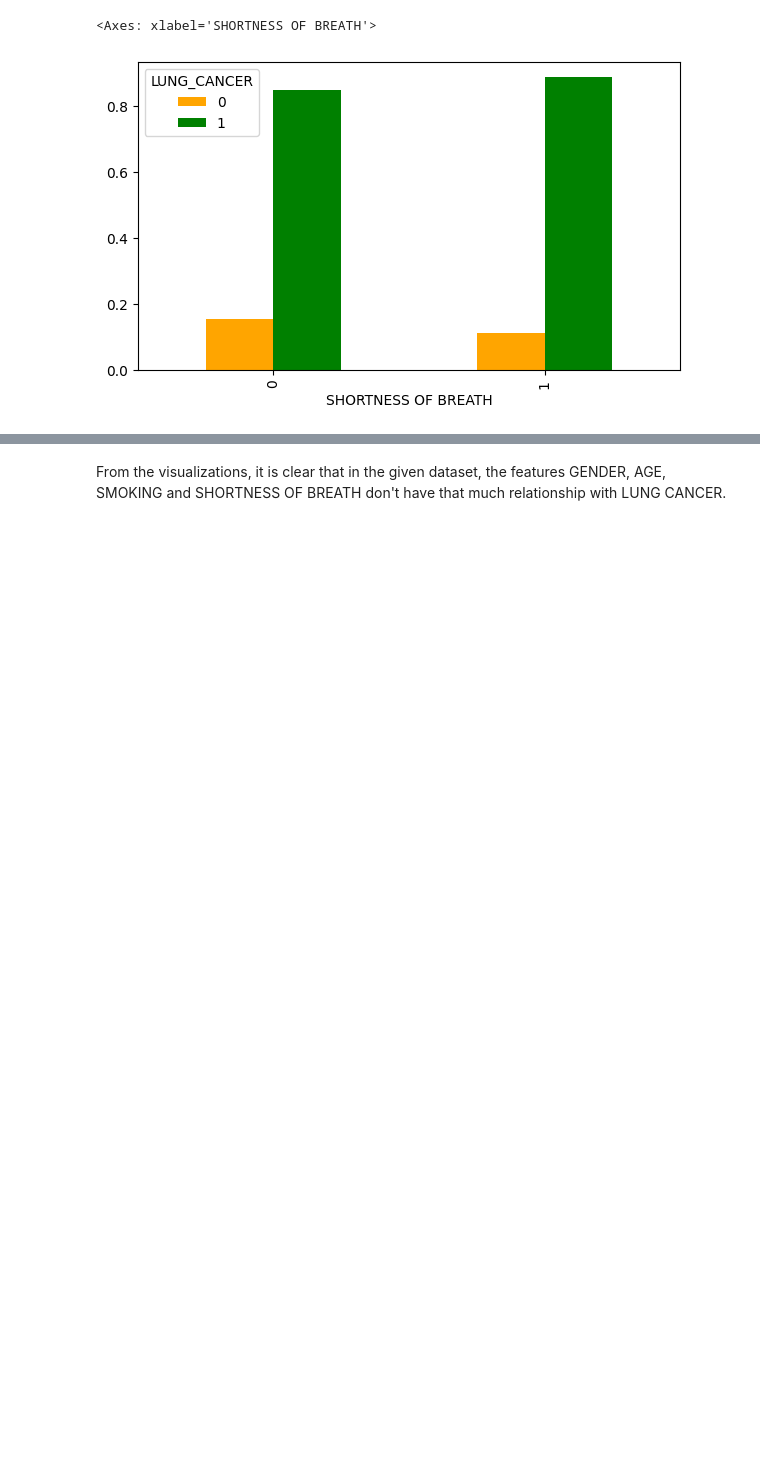
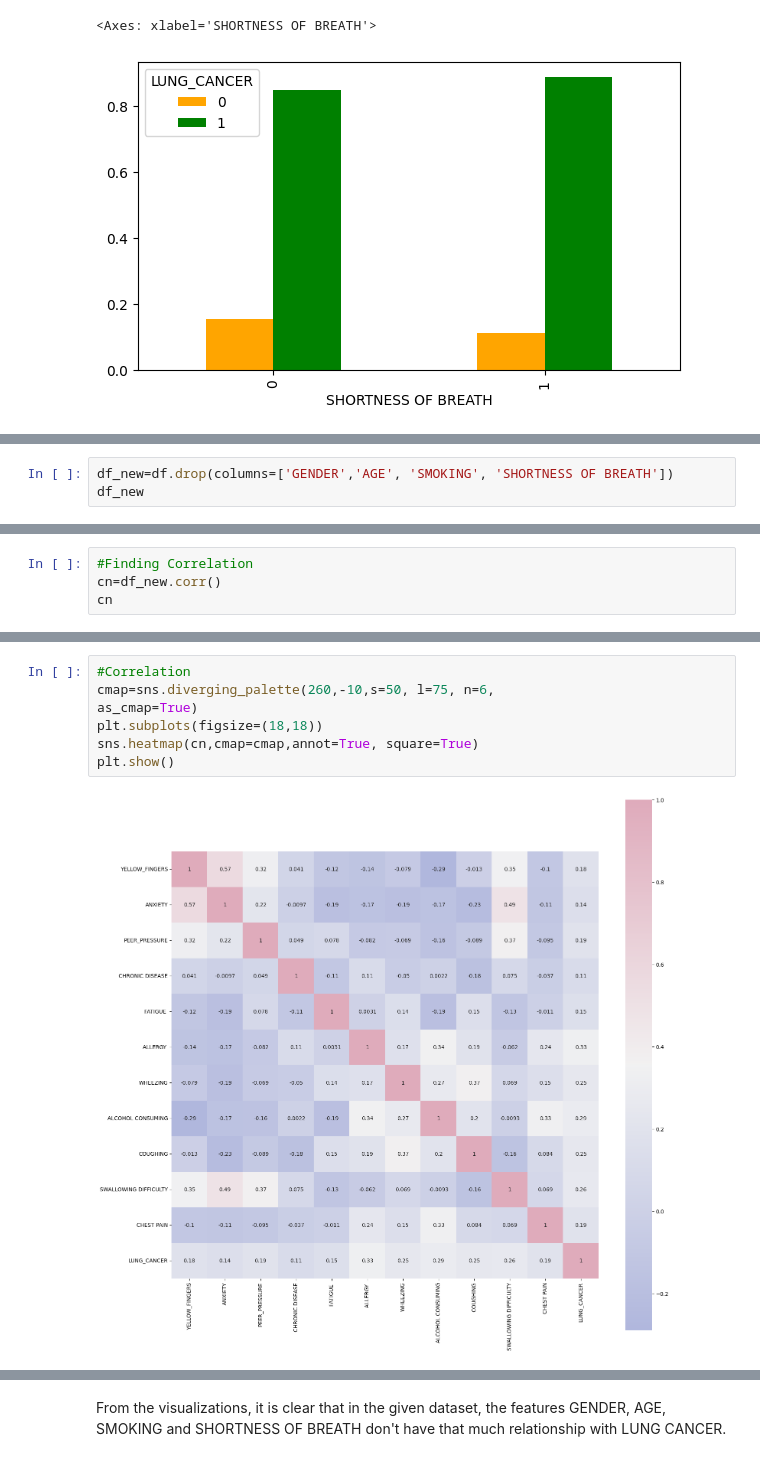
Before and after one commit to Manish2506/Project, a Jupyter notebook: lung_cancer_prediction_eda.ipynb, the cells around one changed output, grey strips where cells are left out. Drawn from its saved outputs; the diff is of its cells as text; blank space fills up the shorter version.

```diff
--- a/lung_cancer_prediction_eda.ipynb
+++ b/lung_cancer_prediction_eda.ipynb
@@ -227,0 +238,3 @@ plot('SHORTNESS OF BREATH')
+# %%
+df_new=df.drop(columns=['GENDER','AGE', 'SMOKING', 'SHORTNESS OF BREATH'])
+df_new
@@ -227,0 +255,4 @@ plot('SHORTNESS OF BREATH')
+# %%
+#Finding Correlation
+cn=df_new.corr()
+cn
@@ -227,0 +273,9 @@ plot('SHORTNESS OF BREATH')
+# %%
+#Correlation
+cmap=sns.diverging_palette(260,-10,s=50, l=75, n=6,
+as_cmap=True)
+plt.subplots(figsize=(18,18))
+sns.heatmap(cn,cmap=cmap,annot=True, square=True)
+plt.show()
+# %% [output]
+[figure, added]
```
Also changed, not shown: parts of 40 cells of this notebook.
